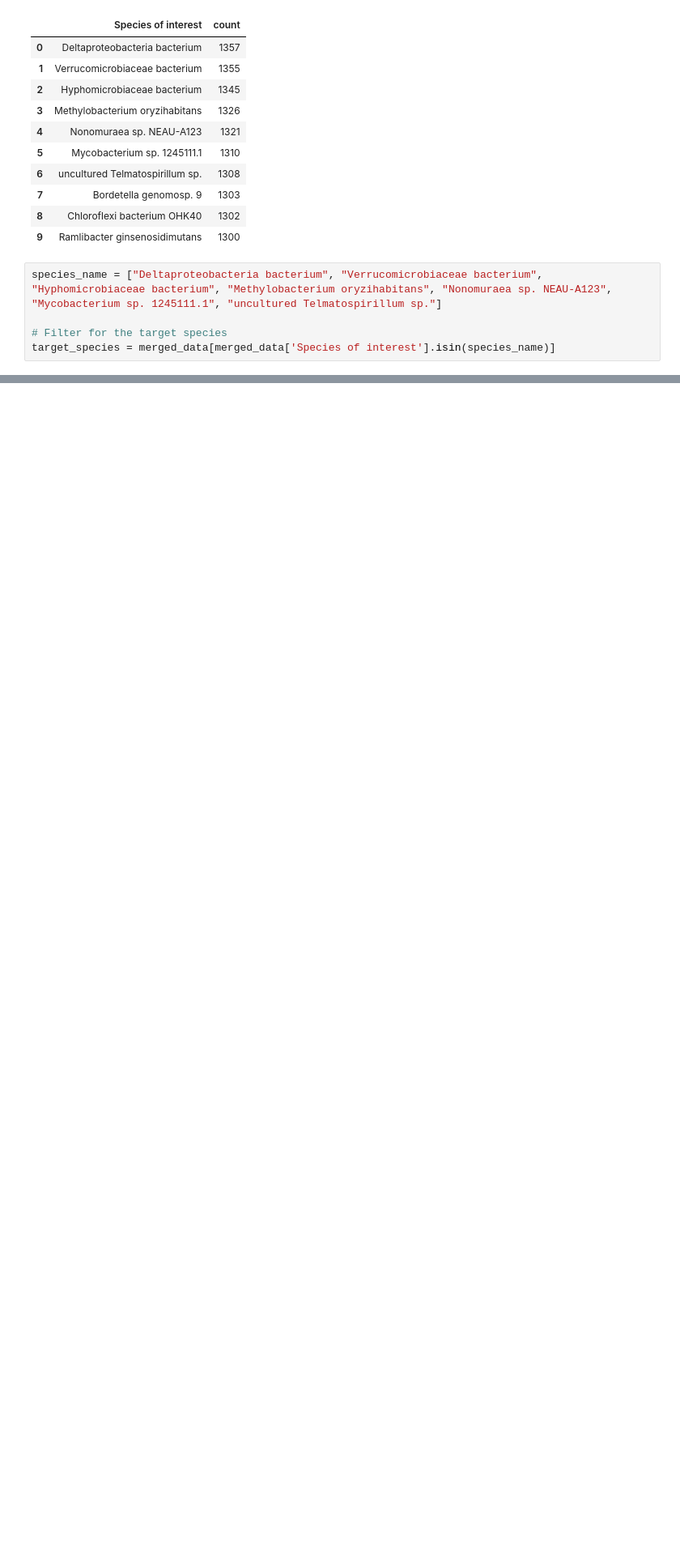
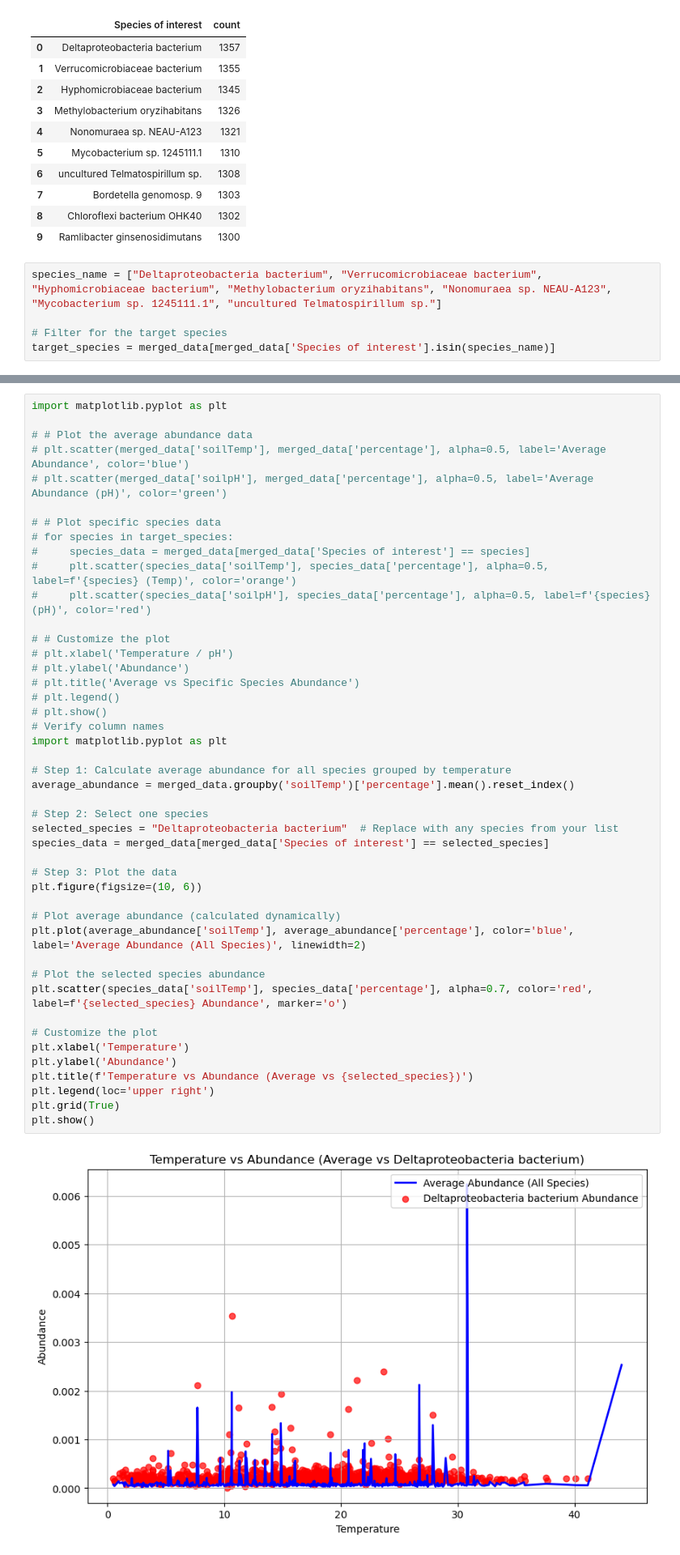
Before and after one commit to nmr2701/506-project, a Jupyter notebook: pipeline.ipynb, the cells around one changed output, grey strips where cells are left out. Shown at 81% size. Drawn from its saved outputs; the diff is of its cells as text; blank space fills up the shorter version.

```diff
--- a/pipeline.ipynb
+++ b/pipeline.ipynb
@@ -152,0 +224,47 @@ for species in species_name:
+# %%
+import matplotlib.pyplot as plt
+
+# # Plot the average abundance data
+# plt.scatter(merged_data['soilTemp'], merged_data['percentage'], alpha=0.5, label='Average Abundance', color='blue')
+# plt.scatter(merged_data['soilpH'], merged_data['percentage'], alpha=0.5, label='Average Abundance (pH)', color='green')
+
+# # Plot specific species data
+# for species in target_species:
+#     species_data = merged_data[merged_data['Species of interest'] == species]
+#     plt.scatter(species_data['soilTemp'], species_data['percentage'], alpha=0.5, label=f'{species} (Temp)', color='orange')
+#     plt.scatter(species_data['soilpH'], species_data['percentage'], alpha=0.5, label=f'{species} (pH)', color='red')
+
+# # Customize the plot
+# plt.xlabel('Temperature / pH')
+# plt.ylabel('Abundance')
+# plt.title('Average vs Specific Species Abundance')
+# plt.legend()
+# plt.show()
+# Verify column names
+import matplotlib.pyplot as plt
+
+# Step 1: Calculate average abundance for all species grouped by temperature
+average_abundance = merged_data.groupby('soilTemp')['percentage'].mean().reset_index()
+
+# Step 2: Select one species
+selected_species = "Deltaproteobacteria bacterium"  # Replace with any species from your list
+species_data = merged_data[merged_data['Species of interest'] == selected_species]
+
+# Step 3: Plot the data
+plt.figure(figsize=(10, 6))
+
+# Plot average abundance (calculated dynamically)
+plt.plot(average_abundance['soilTemp'], average_abundance['percentage'], color='blue', label='Average Abundance (All Species)', linewidth=2)
+
+# Plot the selected species abundance
+plt.scatter(species_data['soilTemp'], species_data['percentage'], alpha=0.7, color='red', label=f'{selected_species} Abundance', marker='o')
+
+# Customize the plot
+plt.xlabel('Temperature')
+plt.ylabel('Abundance')
+plt.title(f'Temperature vs Abundance (Average vs {selected_species})')
+plt.legend(loc='upper right')
+plt.grid(True)
+plt.show()
+# %% [output]
+[figure, added]
```
Also changed, not shown: parts of 16 cells of this notebook, 2 other files.
